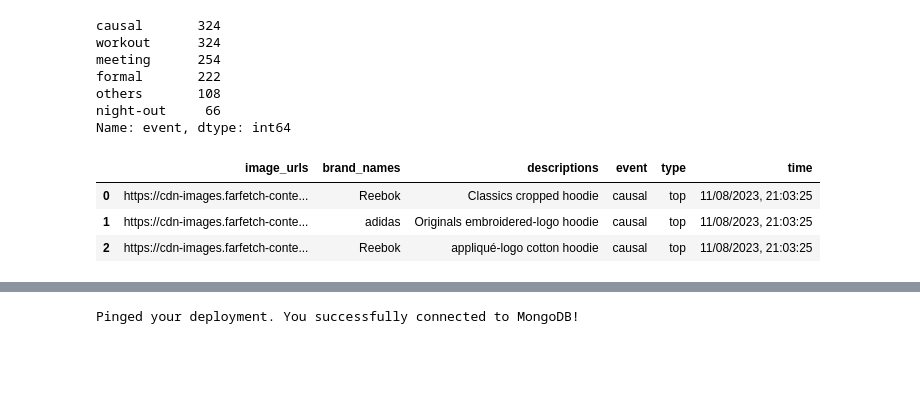
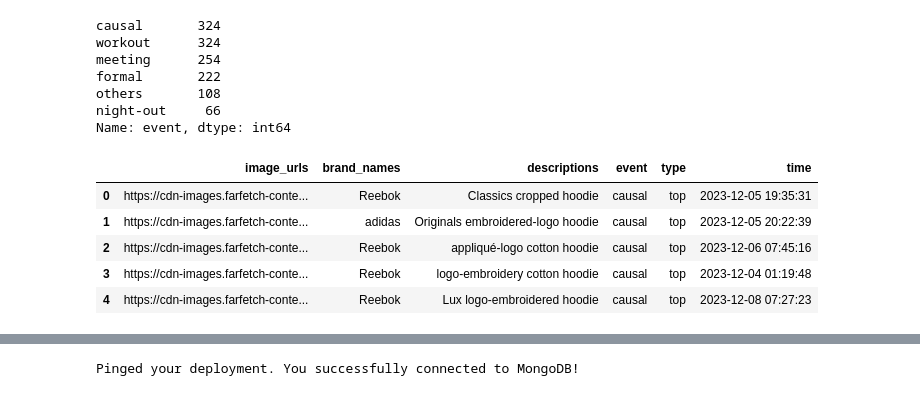
Before and after one commit to Zhengyi-Xiao/Wardrobe-Wizard, a Jupyter notebook: mocked_data/crawl-data.ipynb, the cells around one changed output, grey strips where cells are left out. Saved outputs shown, nothing was run; the diff lists cells and outputs as text; code cells hidden in the pictures; blank space fills up the shorter version.

```diff
--- a/mocked_data/crawl-data.ipynb
+++ b/mocked_data/crawl-data.ipynb
@@ -131,12 +131,23 @@ formal       222
 others       108
 night-out     66
 Name: event, dtype: int64
-# %%
-import datetime
-df["time"] = datetime.datetime.now().strftime("%m/%d/%Y, %H:%M:%S")
-df.head(3)
-# %% [output]
-|  | image_urls | brand_names | descriptions | event | type | time |
-| 0 | https://cdn-images.farfetch-conte... | Reebok | Classics cropped hoodie | causal | top | 11/08/2023, 21:03:25 |
-| 1 | https://cdn-images.farfetch-conte... | adidas | Originals embroidered-logo hoodie | causal | top | 11/08/2023, 21:03:25 |
-| 2 | https://cdn-images.farfetch-conte... | Reebok | appliqué-logo cotton hoodie | causal | top | 11/08/2023, 21:03:25 |
+# %%
+import datetime
+import random
+# create one time column here, can you add some randomness over the time, like I want it uniformly from the past week
+
+def create_time_column(df):
+    df["time"] = datetime.datetime.now()
+    df["time"] = df["time"].apply(lambda x: x - datetime.timedelta(days=random.randint(1, 7), hours=random.randint(1, 24), minutes=random.randint(1, 60), seconds=random.randint(1, 60)))
+    df["time"] = df["time"].apply(lambda x: x.strftime("%Y-%m-%d %H:%M:%S"))
+    return df
+
+df = create_time_column(df)
+df.head(5)
+# %% [output]
+|  | image_urls | brand_names | descriptions | event | type | time |
+| 0 | https://cdn-images.farfetch-conte... | Reebok | Classics cropped hoodie | causal | top | 2023-12-05 19:35:31 |
+| 1 | https://cdn-images.farfetch-conte... | adidas | Originals embroidered-logo hoodie | causal | top | 2023-12-05 20:22:39 |
+| 2 | https://cdn-images.farfetch-conte... | Reebok | appliqué-logo cotton hoodie | causal | top | 2023-12-06 07:45:16 |
+| 3 | https://cdn-images.farfetch-conte... | Reebok | logo-embroidery cotton hoodie | causal | top | 2023-12-04 01:19:48 |
+| 4 | https://cdn-images.farfetch-conte... | Reebok | Lux logo-embroidered hoodie | causal | top | 2023-12-08 07:27:23 |
```
Also changed, not shown: parts of 5 cells of this notebook, 8 other files.
